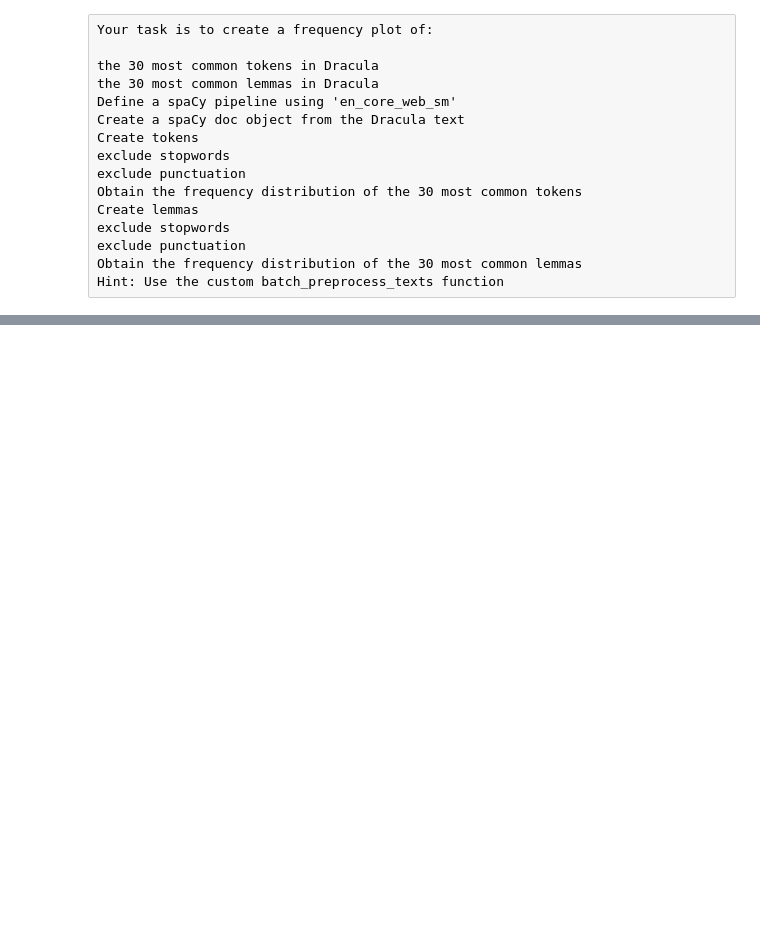
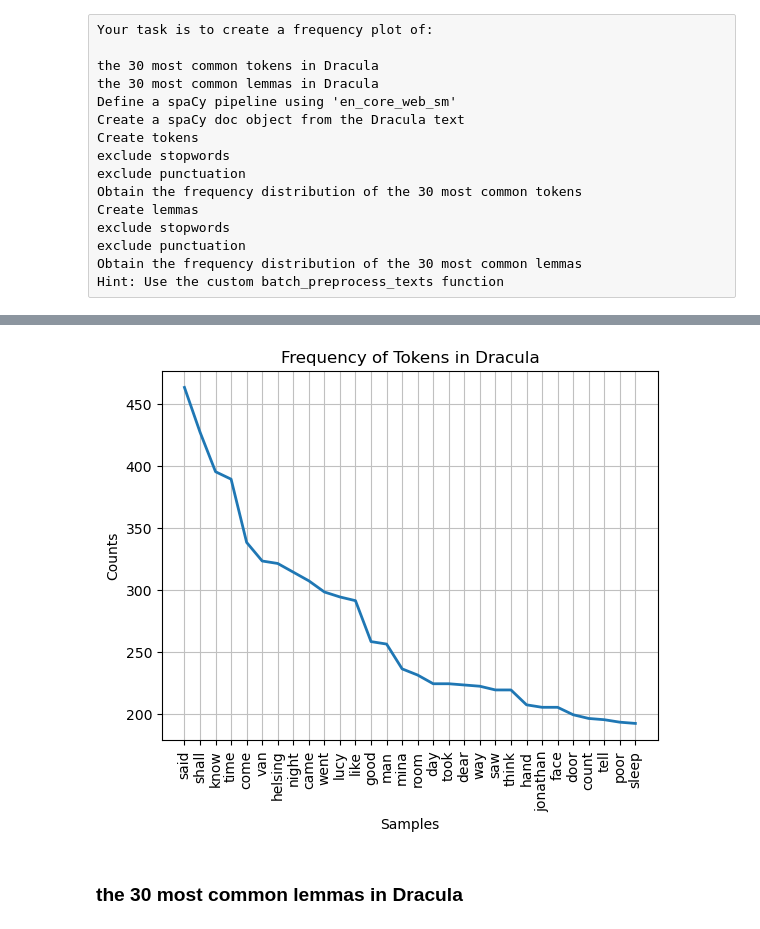
Before and after one commit to EhLeeOod/advanced-machine-learning, a Jupyter notebook: practice-spacy-freqdist.ipynb, the cells around one changed output, grey strips where cells are left out. Cells and saved outputs as stored; diff of their text form; code cells hidden in the pictures; blank space fills up the shorter version.

Commit message:
freqdist tokens & lemmas

```diff
--- a/practice-spacy-freqdist.ipynb
+++ b/practice-spacy-freqdist.ipynb
@@ -392,7 +394,7 @@ Hint: Use the custom batch_preprocess_texts function
 # Define the filepath
 fpath= "Data/Dracula.txt"
 # Use with open syntax
-with open(fpath) as f:
+with open(fpath, encoding = "utf-8") as f:
     txt = f.read()
 # Report length of the text
 print(f"There are {len(txt)} characters in the full text.\n")
@@ -400,0 +462,5 @@ UnicodeDecodeError: 'charmap' codec can't decode byte 0x9d in position 1094: cha
+# %%
+# run function to get tokens
+tokens = batch_preprocess_texts([txt])
+# %%
+tokens = tokens[0]
@@ -400,0 +488,9 @@ UnicodeDecodeError: 'charmap' codec can't decode byte 0x9d in position 1094: cha
+# %%
+# initialize freqdist obj
+dist = FreqDist(tokens)
+# %%
+dist.plot(30, title='Frequency of Tokens in Dracula');
+# %% [output]
+[figure, added]
+# %% [markdown]
+### the 30 most common lemmas in Dracula
```
Also changed, not shown: parts of 10 cells of this notebook.
